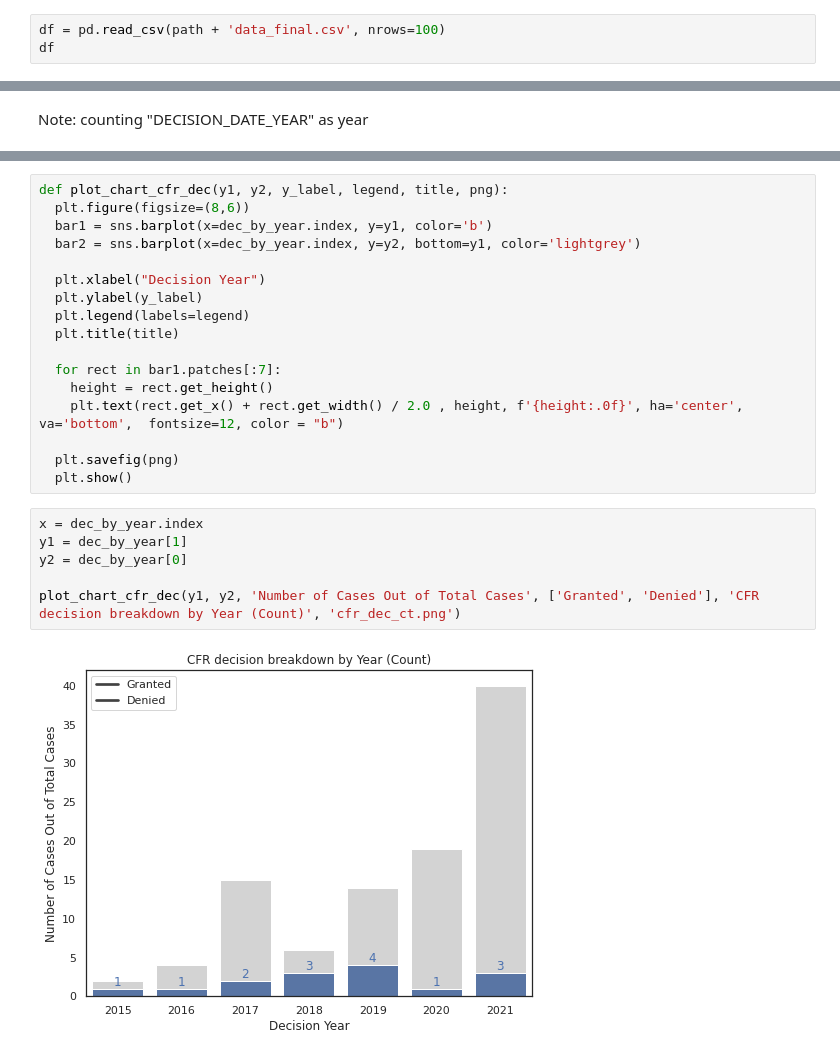
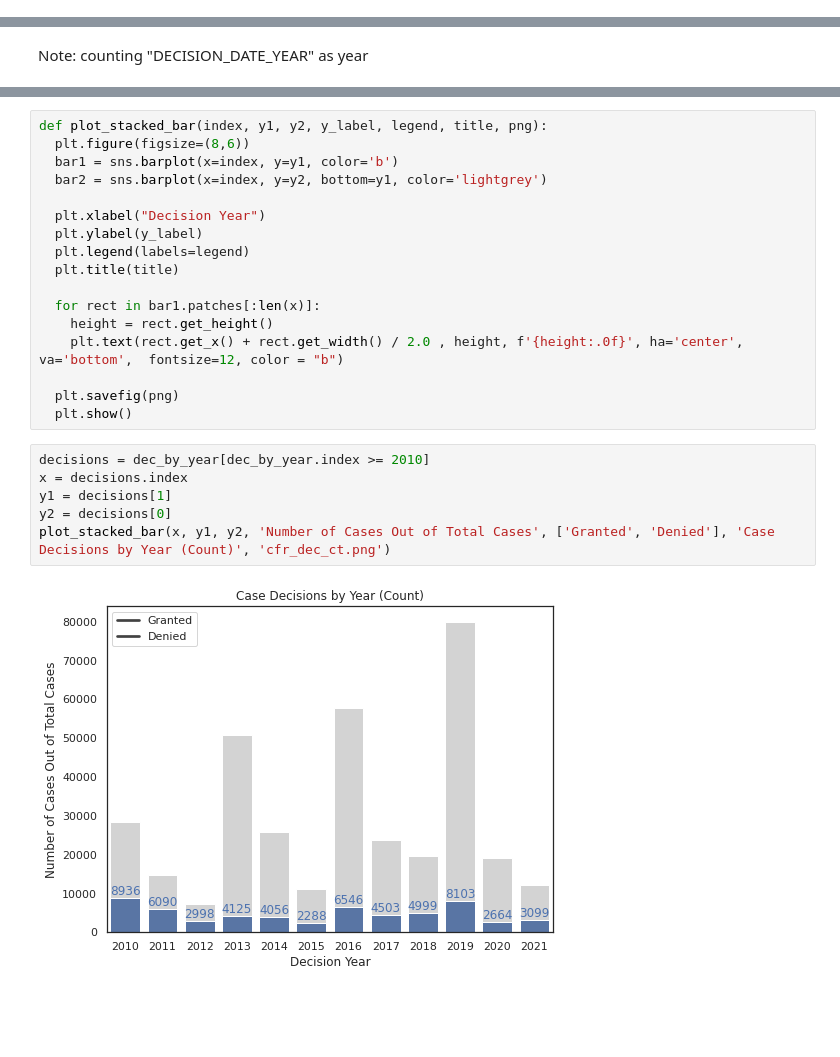
Before and after one commit to carolyn-wang/hrc-asylum, a Jupyter notebook: data_visualizations.ipynb, the cells around one changed output, grey strips where cells are left out. Cells and saved outputs as stored; diff of their text form; blank space fills up the shorter version.

```diff
--- a/data_visualizations.ipynb
+++ b/data_visualizations.ipynb
@@ -13,6 +13,3 @@ sns.set(style='white')
 # %%
 # Path to data folder, may change depending on where the folder is for you
 path = 'gdrive/MyDrive/RAADD/7. Data/'
-# %%
-df = pd.read_csv(path + 'data_final.csv', nrows=100)
-df
@@ -147,26 +71,26 @@ sns.lineplot(x,y).set(title = 'Denial Rate by Year', xlabel = 'Year', ylabel='De
 # %%
-def plot_chart_cfr_dec(y1, y2, y_label, legend, title, png):
+def plot_stacked_bar(index, y1, y2, y_label, legend, title, png):
   plt.figure(figsize=(8,6))
-  bar1 = sns.barplot(x=dec_by_year.index, y=y1, color='b')
-  bar2 = sns.barplot(x=dec_by_year.index, y=y2, bottom=y1, color='lightgrey')
+  bar1 = sns.barplot(x=index, y=y1, color='b')
+  bar2 = sns.barplot(x=index, y=y2, bottom=y1, color='lightgrey')
 
   plt.xlabel("Decision Year")
   plt.ylabel(y_label)
   plt.legend(labels=legend)
   plt.title(title)
 
-  for rect in bar1.patches[:7]:
+  for rect in bar1.patches[:len(x)]:
     height = rect.get_height()
     plt.text(rect.get_x() + rect.get_width() / 2.0 , height, f'{height:.0f}', ha='center', va='bottom',  fontsize=12, color = "b")
 
   plt.savefig(png)
   plt.show()
 # %%
-x = dec_by_year.index
-y1 = dec_by_year[1]
-y2 = dec_by_year[0]
-
-plot_chart_cfr_dec(y1, y2, 'Number of Cases Out of Total Cases', ['Granted', 'Denied'], 'CFR decision breakdown by Year (Count)', 'cfr_dec_ct.png')
+decisions = dec_by_year[dec_by_year.index >= 2010]
+x = decisions.index
+y1 = decisions[1]
+y2 = decisions[0]
+plot_stacked_bar(x, y1, y2, 'Number of Cases Out of Total Cases', ['Granted', 'Denied'], 'Case Decisions by Year (Count)', 'cfr_dec_ct.png')
 # %% [output]
-[figure, old version]
+[figure, new version]
 # %%
```
Also changed, not shown: parts of 17 cells of this notebook.
